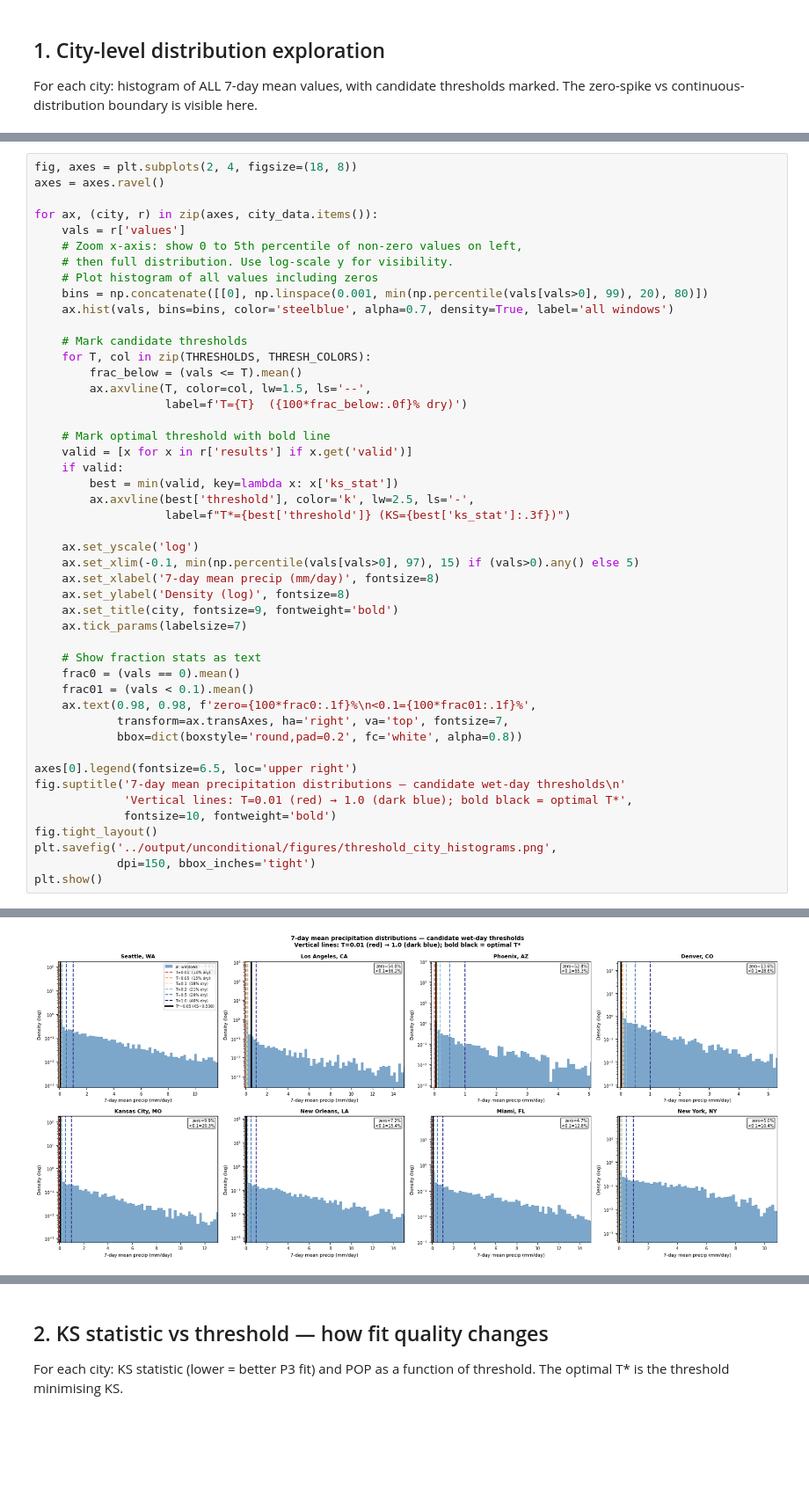
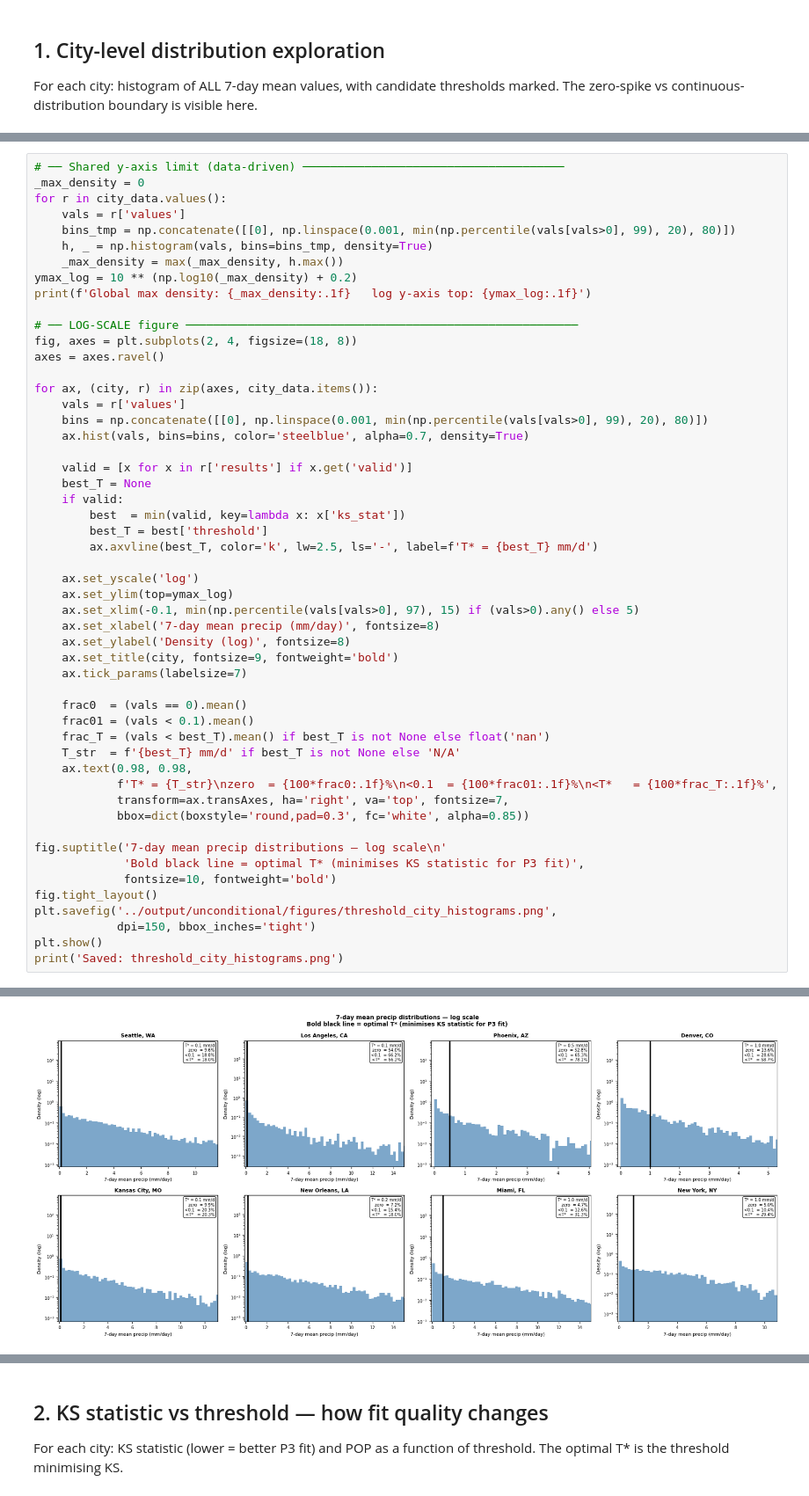
Before and after one commit to Chi-JuiChen/precip-distribution-conus, a Jupyter notebook: notebooks/07_wet_threshold_analysis.ipynb, the cells around one changed output, grey strips where cells are left out. Shown at 88% size. Saved outputs shown, nothing was run; the diff lists cells and outputs as text; blank space fills up the shorter version.

```diff
--- a/notebooks/07_wet_threshold_analysis.ipynb
+++ b/notebooks/07_wet_threshold_analysis.ipynb
@@ -83,48 +83,53 @@ New York, NY          : n=7292  frac_zero=5.0%  frac<0.1=10.4%  best_T=0.01 mm/d
 # %%
+# ── Shared y-axis limit (data-driven) ──────────────────────────────────────
+_max_density = 0
+for r in city_data.values():
+    vals = r['values']
+    bins_tmp = np.concatenate([[0], np.linspace(0.001, min(np.percentile(vals[vals>0], 99), 20), 80)])
+    h, _ = np.histogram(vals, bins=bins_tmp, density=True)
+    _max_density = max(_max_density, h.max())
+ymax_log = 10 ** (np.log10(_max_density) + 0.2)
+print(f'Global max density: {_max_density:.1f}   log y-axis top: {ymax_log:.1f}')
+
+# ── LOG-SCALE figure ─────────────────────────────────────────────────────────
 fig, axes = plt.subplots(2, 4, figsize=(18, 8))
 axes = axes.ravel()
 
 for ax, (city, r) in zip(axes, city_data.items()):
     vals = r['values']
-    # Zoom x-axis: show 0 to 5th percentile of non-zero values on left,
-    # then full distribution. Use log-scale y for visibility.
-    # Plot histogram of all values including zeros
     bins = np.concatenate([[0], np.linspace(0.001, min(np.percentile(vals[vals>0], 99), 20), 80)])
-    ax.hist(vals, bins=bins, color='steelblue', alpha=0.7, density=True, label='all windows')
+    ax.hist(vals, bins=bins, color='steelblue', alpha=0.7, density=True)
 
-    # Mark candidate thresholds
-    for T, col in zip(THRESHOLDS, THRESH_COLORS):
-        frac_below = (vals <= T).mean()
-        ax.axvline(T, color=col, lw=1.5, ls='--',
-                   label=f'T={T}  ({100*frac_below:.0f}% dry)')
-
-    # Mark optimal threshold with bold line
     valid = [x for x in r['results'] if x.get('valid')]
+    best_T = None
     if valid:
-        best = min(valid, key=lambda x: x['ks_stat'])
-        ax.axvline(best['threshold'], color='k', lw=2.5, ls='-',
-                   label=f"T*={best['threshold']} (KS={best['ks_stat']:.3f})")
+        best  = min(valid, key=lambda x: x['ks_stat'])
+        best_T = best['threshold']
+        ax.axvline(best_T, color='k', lw=2.5, ls='-', label=f'T* = {best_T} mm/d')
 
     ax.set_yscale('log')
+    ax.set_ylim(top=ymax_log)
     ax.set_xlim(-0.1, min(np.percentile(vals[vals>0], 97), 15) if (vals>0).any() else 5)
     ax.set_xlabel('7-day mean precip (mm/day)', fontsize=8)
     ax.set_ylabel('Density (log)', fontsize=8)
     ax.set_title(city, fontsize=9, fontweight='bold')
     ax.tick_params(labelsize=7)
 
-    # Show fraction stats as text
-    frac0 = (vals == 0).mean()
+    frac0  = (vals == 0).mean()
     frac01 = (vals < 0.1).mean()
-    ax.text(0.98, 0.98, f'zero={100*frac0:.1f}%\n<0.1={100*frac01:.1f}%',
+    frac_T = (vals < best_T).mean() if best_T is not None else float('nan')
+    T_str  = f'{best_T} mm/d' if best_T is not None else 'N/A'
+    ax.text(0.98, 0.98,
+            f'T* = {T_str}\nzero  = {100*frac0:.1f}%\n<0.1  = {100*frac01:.1f}%\n<T*   = {100*frac_T:.1f}%',
             transform=ax.transAxes, ha='right', va='top', fontsize=7,
-            bbox=dict(boxstyle='round,pad=0.2', fc='white', alpha=0.8))
+            bbox=dict(boxstyle='round,pad=0.3', fc='white', alpha=0.85))
 
-axes[0].legend(fontsize=6.5, loc='upper right')
-fig.suptitle('7-day mean precipitation distributions — candidate wet-day thresholds\n'
-             'Vertical lines: T=0.01 (red) → 1.0 (dark blue); bold black = optimal T*',
+fig.suptitle('7-day mean precip distributions — log scale\n'
+             'Bold black line = optimal T* (minimises KS statistic for P3 fit)',
              fontsize=10, fontweight='bold')
 fig.tight_layout()
 plt.savefig('../output/unconditional/figures/threshold_city_histograms.png',
             dpi=150, bbox_inches='tight')
 plt.show()
+print('Saved: threshold_city_histograms.png')
 # %% [output]
@@ -131 +137 @@ plt.show()
-[figure, old version]
+[figure, new version]
```
Also changed, not shown: parts of 7 cells of this notebook, 6 other files.
